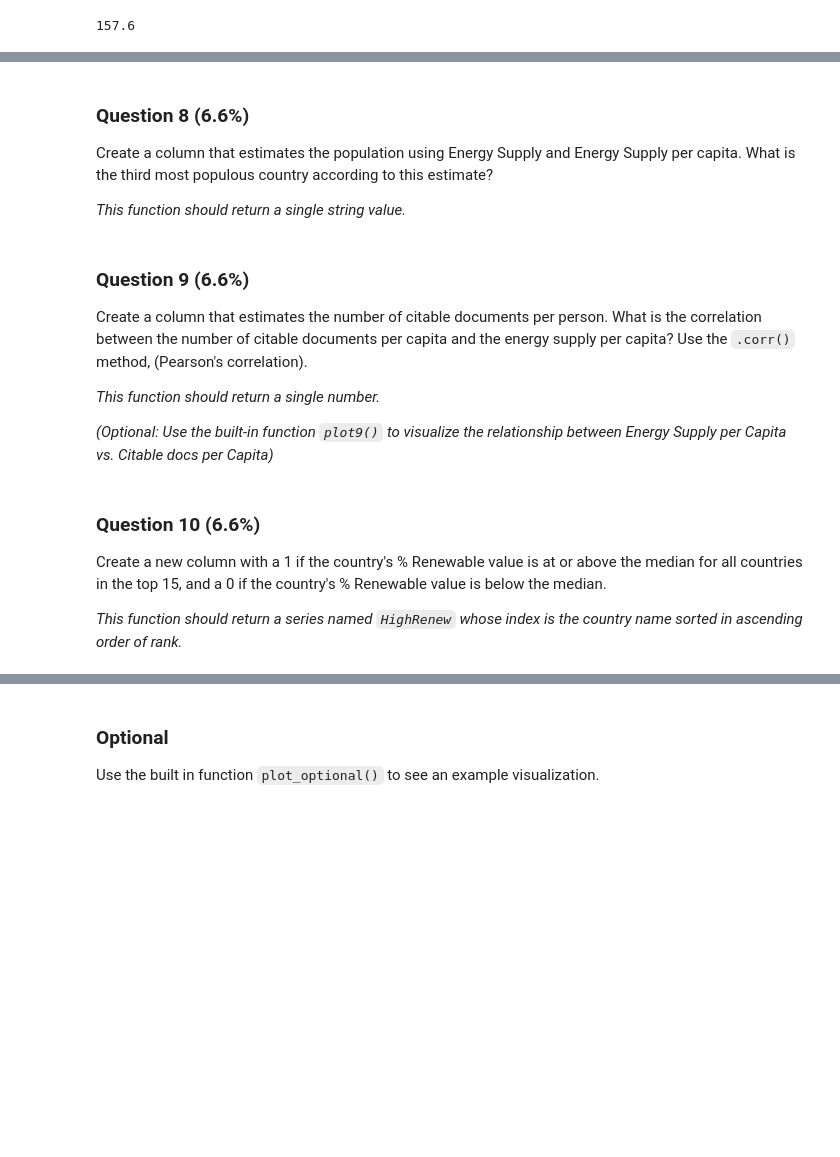
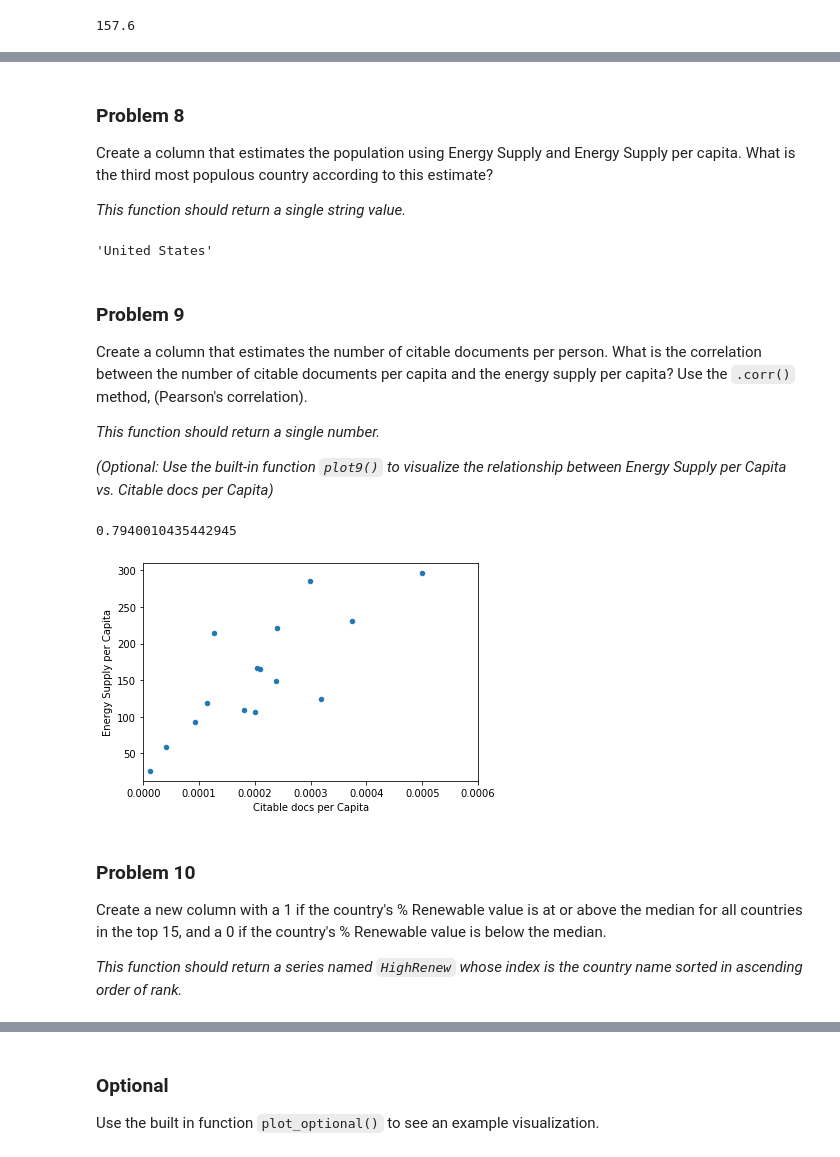
Before and after one commit to chintansingh/Python_Advanced_Pandas_Features_1, a Jupyter notebook: Advanced_Pandas_CountryData.ipynb, the cells around one changed output, grey strips where cells are left out. Cells and saved outputs as stored; diff of their text form; code cells hidden in the pictures; blank space fills up the shorter version.

```diff
--- a/Advanced_Pandas_CountryData.ipynb
+++ b/Advanced_Pandas_CountryData.ipynb
@@ -207,5 +199,5 @@ def answer_seven():
 # %% [markdown]
-### Question 8 (6.6%)
+### Problem 8
 
 Create a column that estimates the population using Energy Supply and Energy Supply per capita.
 What is the third most populous country according to this estimate?
@@ -217,8 +209,11 @@ def answer_eight():
     Top15['population'] = Top15['Energy Supply']/Top15['Energy Supply per Capita']
     Top15 = Top15.sort_values('population',ascending = False)
     return Top15.index[2]
+answer_eight()
+# %% [output]
+'United States'
 # %% [markdown]
-### Question 9 (6.6%)
+### Problem 9
 Create a column that estimates the number of citable documents per person.
 What is the correlation between the number of citable documents per capita and the energy supply per capita? Use the `.corr()` method, (Pearson's correlation).
 
@@ -235,6 +230,9 @@ def answer_nine():
     data = Top15[['citable docs per person','Energy Supply per Capita']]
 
     return data['Energy Supply per Capita'].corr(data['citable docs per person'])
+answer_nine()
+# %% [output]
+0.7940010435442945
 # %%
 def plot9():
     import matplotlib as plt
@@ -245,9 +243,11 @@ def plot9():
     Top15['Citable docs per Capita'] = Top15['Citable documents'] / Top15['PopEst']
     Top15.plot(x='Citable docs per Capita', y='Energy Supply per Capita', kind='scatter', xlim=[0, 0.0006])
 # %%
-#plot9() # Be sure to comment out plot9() before submitting the assignment!
+plot9() # Be sure to comment out plot9() before submitting the assignment!
+# %% [output]
+[figure, added]
 # %% [markdown]
-### Question 10 (6.6%)
+### Problem 10
 Create a new column with a 1 if the country's % Renewable value is at or above the median for all countries in the top 15, and a 0 if the country's % Renewable value is below the median.
 
 *This function should return a series named `HighRenew` whose index is the country name sorted in ascending order of rank.*
```
Also changed, not shown: parts of 13 cells of this notebook.
